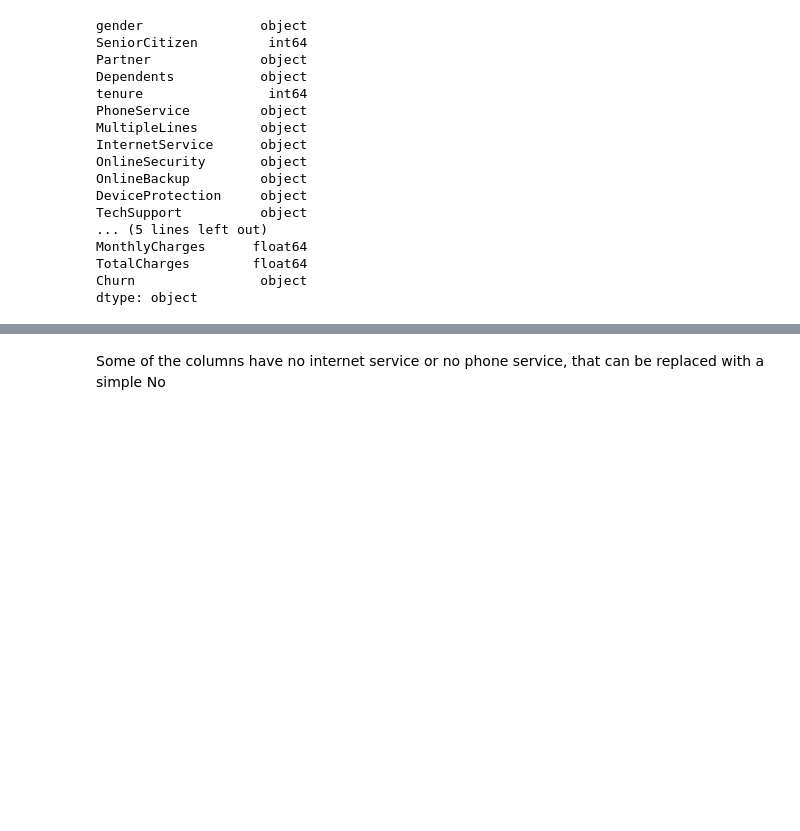
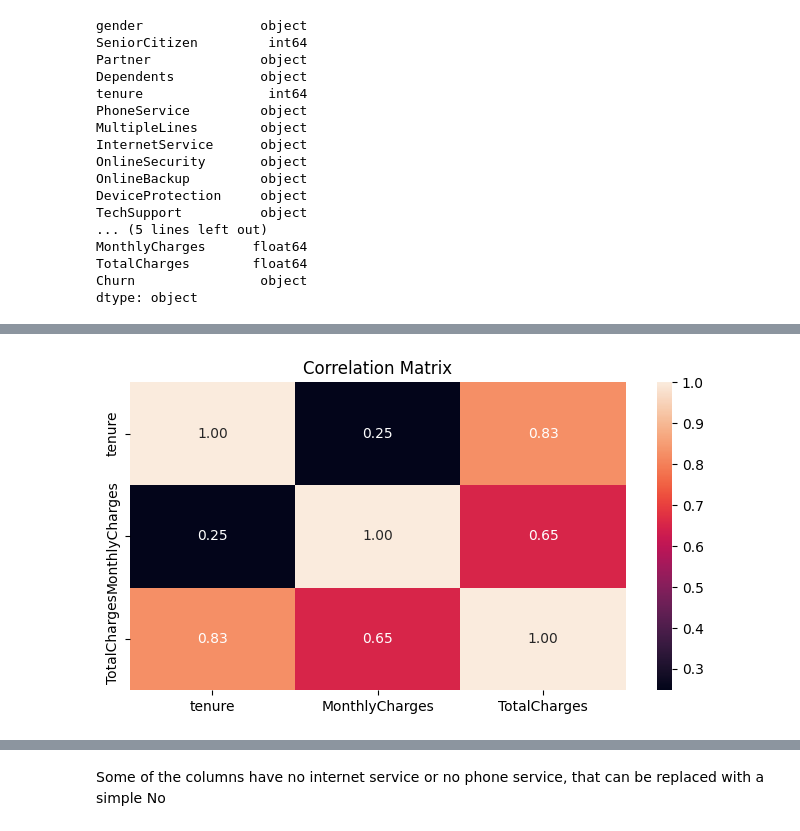
Before and after one commit to snehangshu2002/Customer-Churn-Prediction, a Jupyter notebook: customer.ipynb, the cells around one changed output, grey strips where cells are left out. Cells and saved outputs as stored; diff of their text form; code cells hidden in the pictures; blank space fills up the shorter version.

```diff
--- a/customer.ipynb
+++ b/customer.ipynb
@@ -168,0 +192,7 @@ dtype: object
+# %%
+plt.figure(figsize = (8, 4))
+sns.heatmap(df[['tenure', 'MonthlyCharges', 'TotalCharges']].corr(), annot=True,  fmt = ".2f")
+plt.title("Correlation Matrix")
+plt.show()
+# %% [output]
+[figure, added]
```
Also changed, not shown: parts of 13 cells of this notebook.
